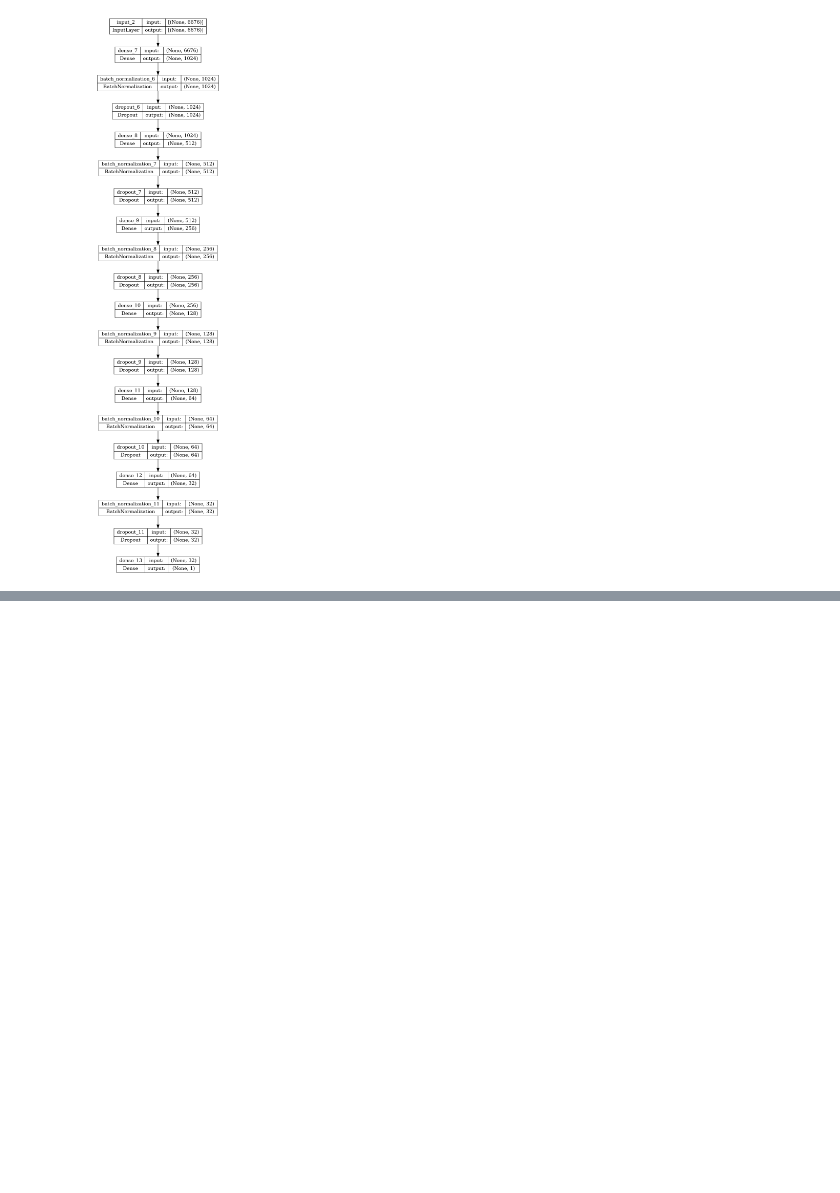
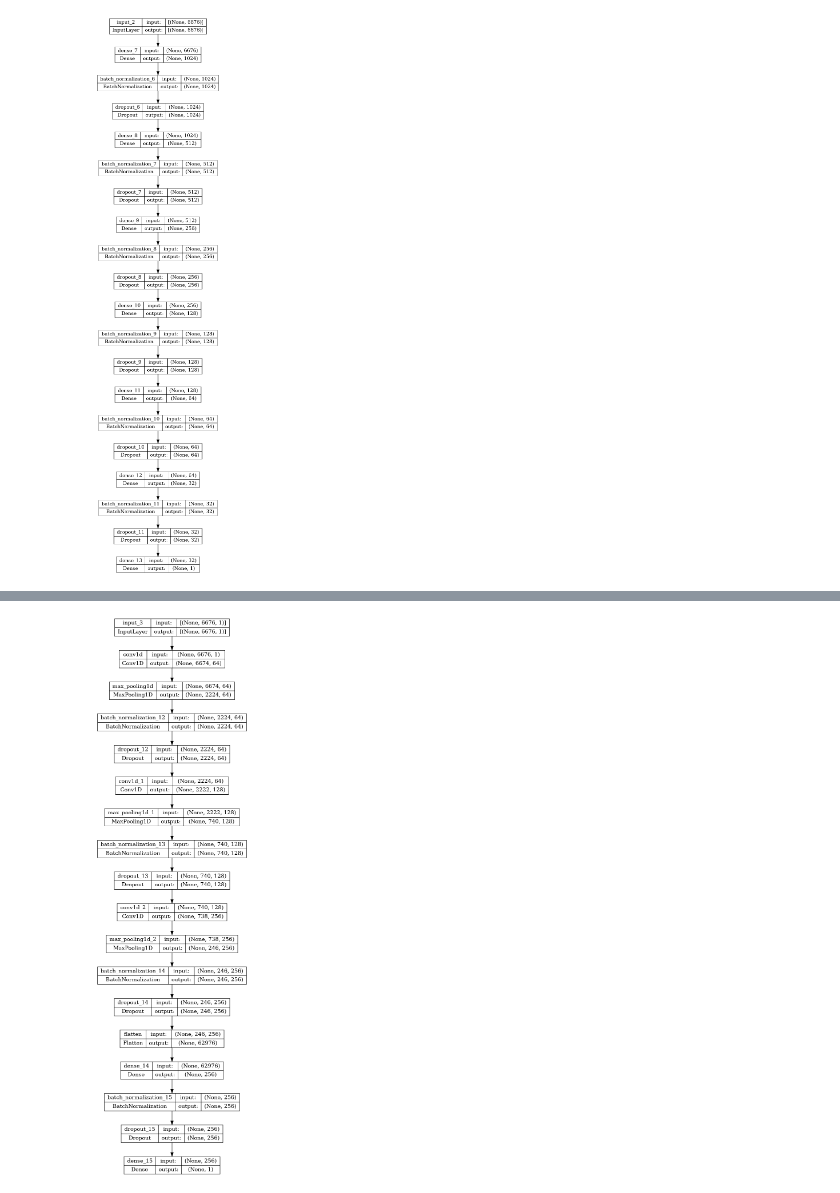
Before and after one commit to mjtalaska/Sentiment-analysis-feedforward, a Jupyter notebook: sentiment-analysis-with-feedforward-neural-network.ipynb, the cells around one changed output, grey strips where cells are left out. Drawn from its saved outputs; the diff is of its cells as text; code cells hidden in the pictures; blank space fills up the shorter version.

```diff
--- a/sentiment-analysis-with-feedforward-neural-network.ipynb
+++ b/sentiment-analysis-with-feedforward-neural-network.ipynb
@@ -218,6 +218,27 @@ def make_model(input_size):
 
     model = Model(inputs, outputs)
     return model
+# %%
+from keras.layers import Flatten, Conv1D, MaxPooling1D
+def make_conv(input_size):
+    filters = [64, 128, 256]
+    kernel = 3
+    inputs = Input(shape=(input_size, 1))
+    layer = inputs
+
+    for f in filters:
+        layer = Conv1D(f, kernel, activation='relu')(layer)
+        layer = MaxPooling1D(kernel)(layer)
+        layer = BatchNormalization()(layer)
+        layer = Dropout(0.4)(layer)
+
+    layer = Flatten()(layer)
+    layer = Dense(filters[-1], activation='relu')(layer)
+    layer = BatchNormalization()(layer)
+    layer = Dropout(0.4)(layer)
+    outputs = Dense(1, activation='sigmoid')(layer)
+
+    return Model(inputs, outputs)
 # %%
 model = make_model(vectorizer.vocabulary_size())
 plot_model(model, show_shapes=True)
@@ -350,2 +371,7 @@ model2.evaluate(x_test, y_test)
 # %%
 model2.save('/kaggle/working/sentiment_model_with_fetures.h5')
+# %%
+model3 = make_conv(x_train.shape[1])
+plot_model(model3, show_shapes=True)
+# %% [output]
+[figure, added]
```
Also changed, not shown: parts of 10 cells of this notebook.
